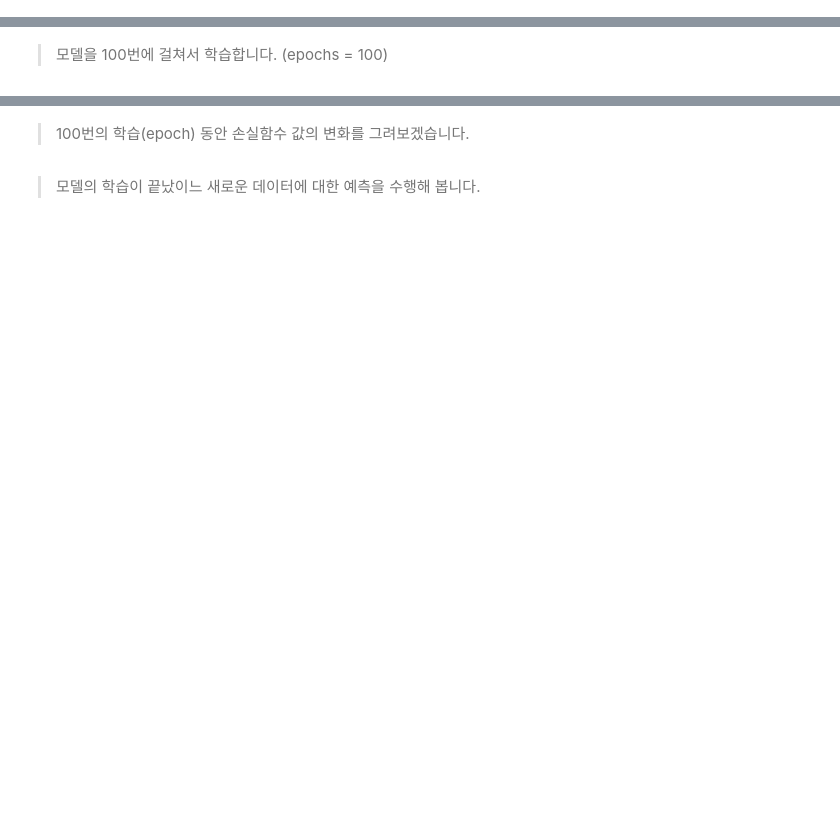
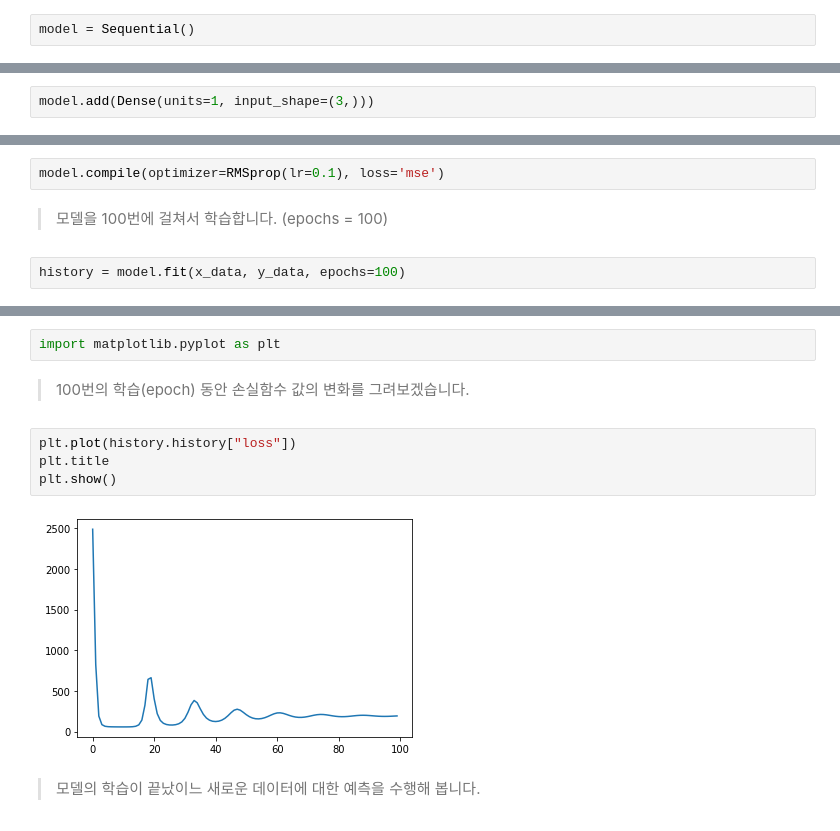
Before and after one commit to sturu1/git-first, a Jupyter notebook: Copy_of_sung_lec02_multilinear_regression(2)2020_06_11오후수업3.ipynb, the cells around one changed output, grey strips where cells are left out. Saved outputs shown, nothing was run; the diff lists cells and outputs as text; blank space fills up the shorter version.

```diff
--- a/Copy_of_sung_lec02_multilinear_regression(2)2020_06_11오후수업3.ipynb
+++ b/Copy_of_sung_lec02_multilinear_regression(2)2020_06_11오후수업3.ipynb
@@ -30,10 +92,18 @@ file = files.upload()
 # %% [markdown]
 > 다음은, keras에 내표된 Sequential() 클래스를 사용하여 model instance를 생성합니다.
+# %%
+model = Sequential()
 # %% [markdown]
 >  다음으로 model instance에 네트워크 구조를 만듭니다. 이 예제에서는 1개층, 1개의 unit으로 구성된 매우 단순한 신경망을 구성합니다.
 단, 이때, 입력데이터의 한 개체의 모양을 input_shape로 정의하는 것이 필요합니다. 입력데이터는 25개의 개체로 이루어져 있지만, 한 개체는 3개의 속성을 가지고 있으므로 inpu_shape는 1D 벡터인 (3,)로 지정합니다.
+# %%
+model.add(Dense(units=1, input_shape=(3,)))
 # %% [markdown]
 > **optimizer**(gradient descent) 알고리즘과 learning rate, **손실함수**를 정의하고 모델을 compile 합니다.
+# %%
+model.compile(optimizer=RMSprop(lr=0.1), loss='mse')
 # %% [markdown]
 
 > 모델을 100번에 걸쳐서 학습합니다. (epochs = 100)
+# %%
+history = model.fit(x_data, y_data, epochs=100)
@@ -40,4 +128,12 @@ file = files.upload()
+# %%
+import matplotlib.pyplot as plt
 # %% [markdown]
 > 100번의 학습(epoch) 동안 손실함수 값의 변화를 그려보겠습니다.
+# %%
+plt.plot(history.history["loss"])
+plt.title
+plt.show()
+# %% [output]
+[figure, added]
 # %% [markdown]
 > 모델의 학습이 끝났이느 새로운 데이터에 대한 예측을 수행해 봅니다.
```
Also changed, not shown: parts of 10 cells of this notebook.
